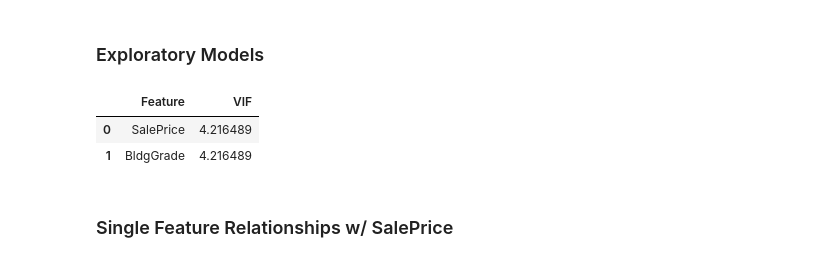
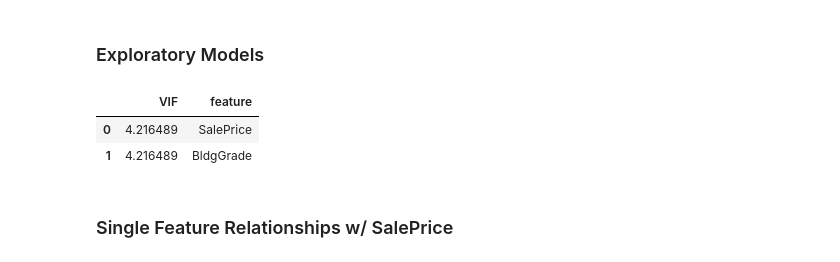
Before and after one commit to sam-thurman/king_county_housing, a Jupyter notebook: notebooks/exploratory/sam_exploratory_2.ipynb, the cells around one changed output. Drawn from its saved outputs; the diff is of its cells as text; code cells hidden in the pictures.

```diff
--- a/notebooks/exploratory/sam_exploratory_2.ipynb
+++ b/notebooks/exploratory/sam_exploratory_2.ipynb
@@ -104,11 +104,11 @@ best_model = {'ols': stat_helpers.generate_ols_summary(groomed_df, columns).summ
 ### Exploratory Models
 # %%
 columns = ['SalePrice', 'BldgGrade']
-stat_helpers.get_VIF(groomed_df, columns)
+stats_maker.get_vif(groomed_df, columns)
 # %% [output]
-|  | Feature | VIF |
-| 0 | SalePrice | 4.216489 |
-| 1 | BldgGrade | 4.216489 |
+|  | VIF | feature |
+| 0 | 4.216489 | SalePrice |
+| 1 | 4.216489 | BldgGrade |
 # %%
 # this model is still only using one feature represent change in sale price
 # and is already improving the accuracy of our prediction
```
Also changed, not shown: parts of 8 cells of this notebook, 2 other files.
